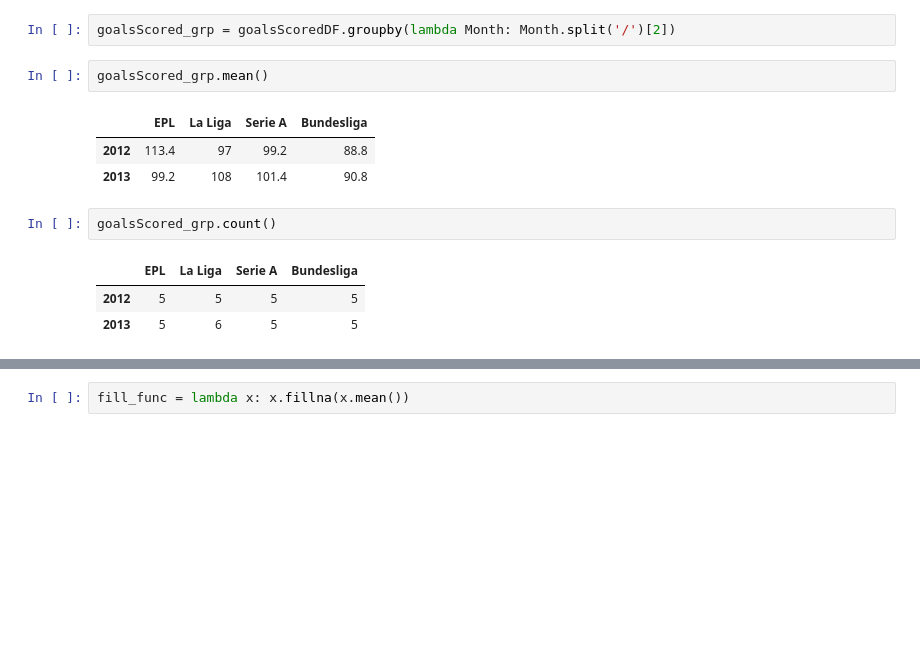
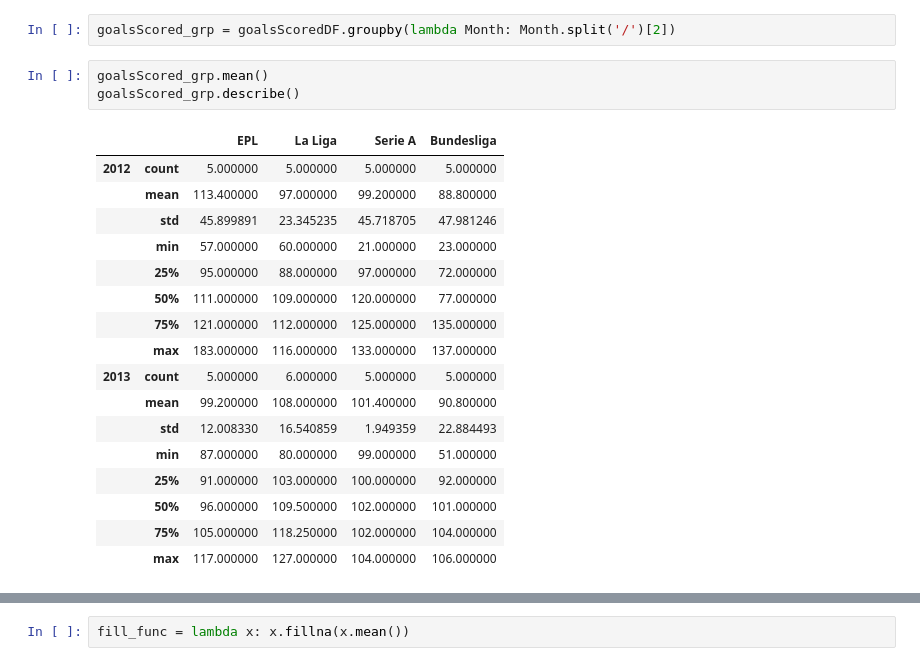
Before and after one commit to edyoda/data-science-ml-foundation-10, a Jupyter notebook: New-7 Grouping, merging & Reshaping Data.ipynb, the cells around one changed output, grey strips where cells are left out. Saved outputs shown, nothing was run; the diff lists cells and outputs as text; blank space fills up the shorter version.

```diff
--- a/New-7 Grouping, merging & Reshaping Data.ipynb
+++ b/New-7 Grouping, merging & Reshaping Data.ipynb
@@ -152,13 +196,22 @@ goalsScoredDF = goalsScoredDF.iloc[:,1:]
 goalsScored_grp = goalsScoredDF.groupby(lambda Month: Month.split('/')[2])
 # %%
 goalsScored_grp.mean()
+goalsScored_grp.describe()
 # %% [output]
-|  | EPL | La Liga | Serie A | Bundesliga |
-| 2012 | 113.4 | 97 | 99.2 | 88.8 |
-| 2013 | 99.2 | 108 | 101.4 | 90.8 |
+|  |  | EPL | La Liga | Serie A | Bundesliga |
+| 2012 | count | 5.000000 | 5.000000 | 5.000000 | 5.000000 |
+|  | mean | 113.400000 | 97.000000 | 99.200000 | 88.800000 |
+|  | std | 45.899891 | 23.345235 | 45.718705 | 47.981246 |
+|  | min | 57.000000 | 60.000000 | 21.000000 | 23.000000 |
+|  | 25% | 95.000000 | 88.000000 | 97.000000 | 72.000000 |
+|  | 50% | 111.000000 | 109.000000 | 120.000000 | 77.000000 |
+|  | 75% | 121.000000 | 112.000000 | 125.000000 | 135.000000 |
+|  | max | 183.000000 | 116.000000 | 133.000000 | 137.000000 |
+| 2013 | count | 5.000000 | 6.000000 | 5.000000 | 5.000000 |
+|  | mean | 99.200000 | 108.000000 | 101.400000 | 90.800000 |
+|  | std | 12.008330 | 16.540859 | 1.949359 | 22.884493 |
+|  | min | 87.000000 | 80.000000 | 99.000000 | 51.000000 |
+|  | 25% | 91.000000 | 103.000000 | 100.000000 | 92.000000 |
+|  | 50% | 96.000000 | 109.500000 | 102.000000 | 101.000000 |
+|  | 75% | 105.000000 | 118.250000 | 102.000000 | 104.000000 |
+|  | max | 117.000000 | 127.000000 | 104.000000 | 106.000000 |
-# %%
-goalsScored_grp.count()
-# %% [output]
-|  | EPL | La Liga | Serie A | Bundesliga |
-| 2012 | 5 | 5 | 5 | 5 |
-| 2013 | 5 | 6 | 5 | 5 |
```
Also changed, not shown: parts of 22 cells of this notebook, 12 other files.
